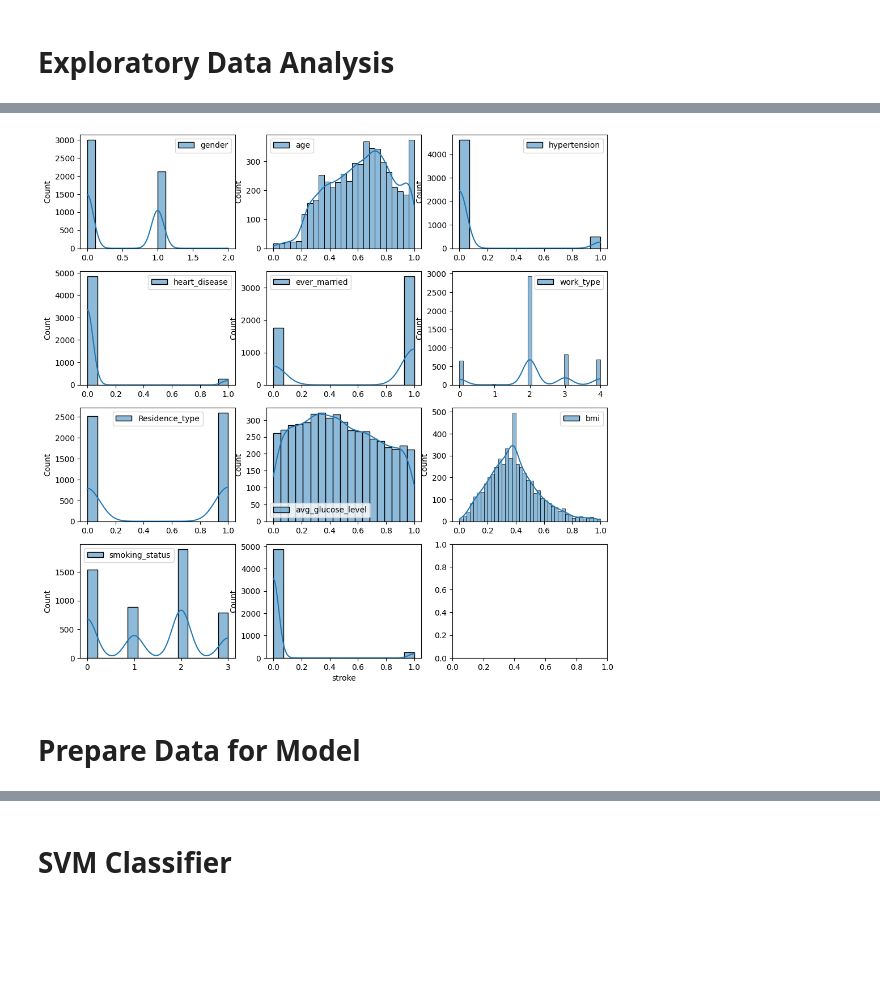
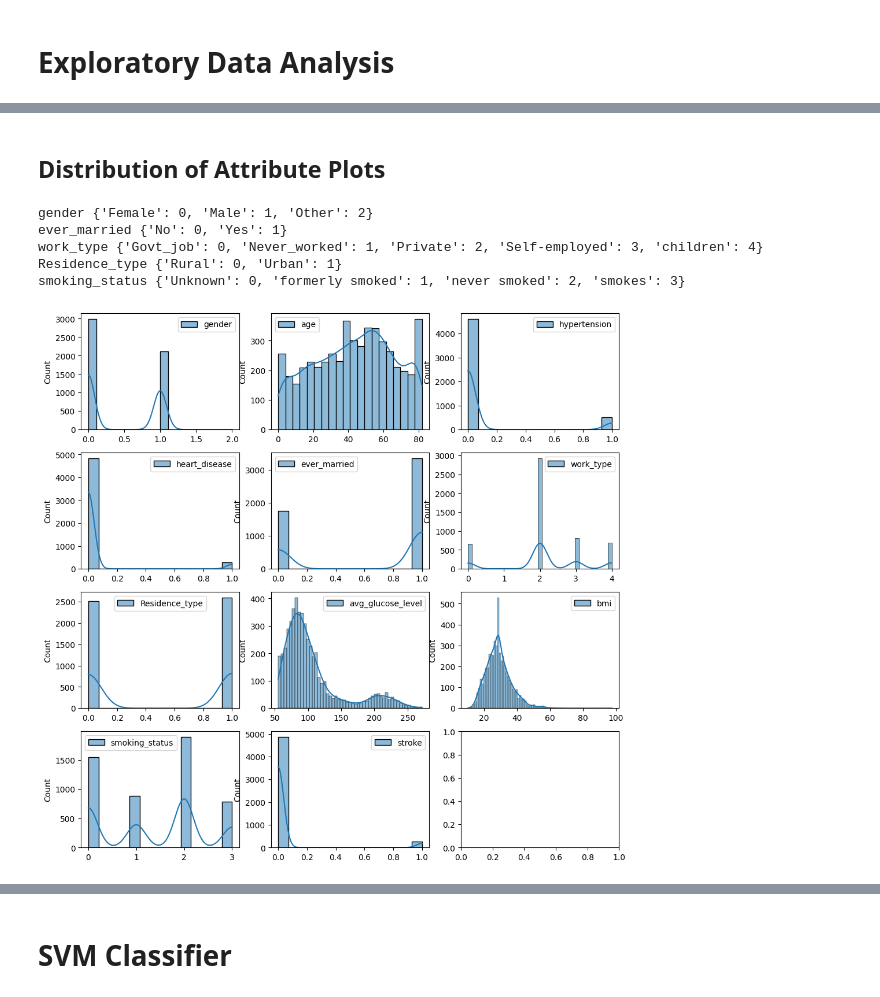
Before and after one commit to kaushal2m2/ecs171_ml_project, a Jupyter notebook: stroke_prediction.ipynb, the cells around one changed output, grey strips where cells are left out. Cells and saved outputs as stored; diff of their text form; code cells hidden in the pictures; blank space fills up the shorter version.

Commit message:
Finish model

```diff
--- a/stroke_prediction.ipynb
+++ b/stroke_prediction.ipynb
@@ -63,22 +73,26 @@ Columns with empty values:  Index(['bmi'], dtype='object')
+# %% [markdown]
+## Distribution of Attribute Plots
 # %%
 import seaborn as sns
 import matplotlib.pyplot as plt
 
 # plot the distribution of data
 fig, axes = plt.subplots(4,3, figsize=(12,12))
 axes = axes.flatten()
 
 # Loop to create subplots
 i = 0
-for item in X.items():
+for item in df.items():
     sns.histplot(item, kde=True, ax=axes[i])
     i+=1
 
-# create subplot for stroke
-sns.histplot(y, kde=True, ax=axes[len(X.columns)])
-
+for key in category_mappings:
+    print(key, category_mappings[key])
 plt.show()
 # %% [output]
+gender {'Female': 0, 'Male': 1, 'Other': 2}
+ever_married {'No': 0, 'Yes': 1}
+work_type {'Govt_job': 0, 'Never_worked': 1, 'Private': 2, 'Self-employed': 3, 'children': 4}
+Residence_type {'Rural': 0, 'Urban': 1}
+smoking_status {'Unknown': 0, 'formerly smoked': 1, 'never smoked': 2, 'smokes': 3}
-[figure, old version]
+[figure, new version]
-# %% [markdown]
-# Prepare Data for Model
```
Also changed, not shown: parts of 27 cells of this notebook.
